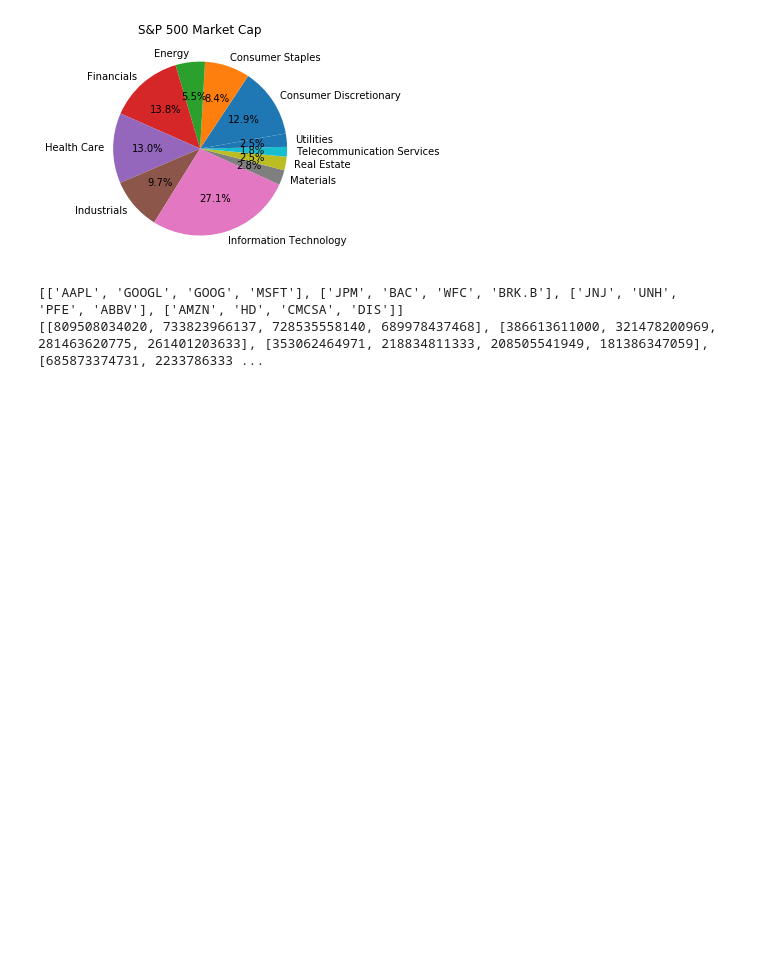
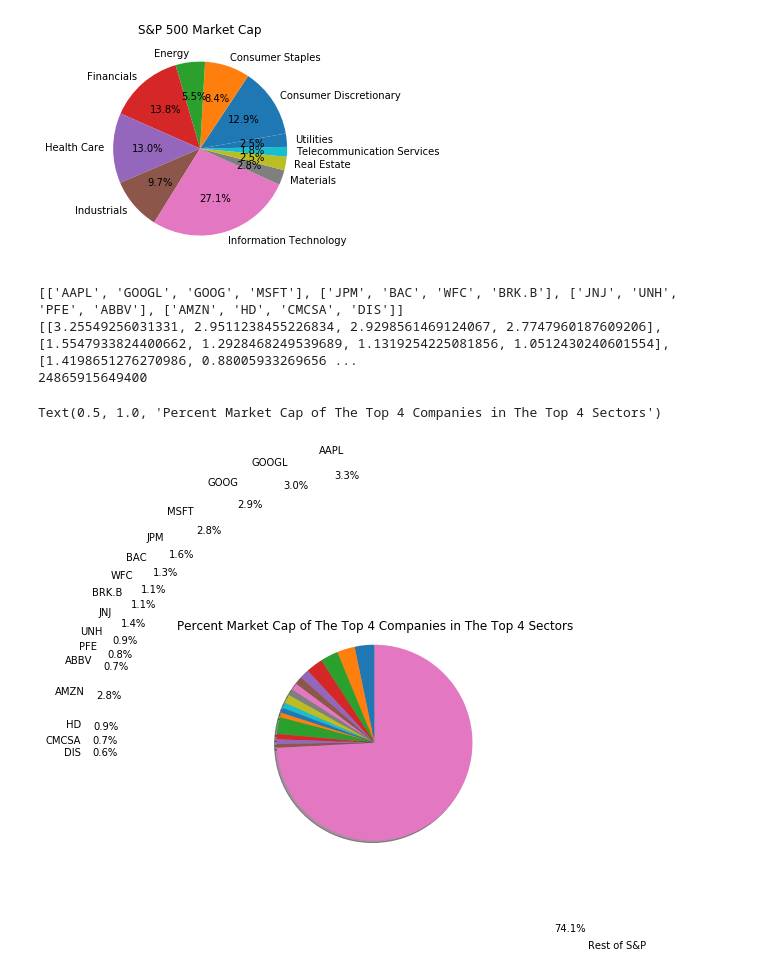
Before and after one commit to wissemeddine/data_wizards, a Jupyter notebook: Historical S and P 500 Stock Analysis.ipynb, the cells around one changed output. Saved outputs shown, nothing was run; the diff lists cells and outputs as text; code cells hidden in the pictures; blank space fills up the shorter version.

```diff
--- a/Historical S and P 500 Stock Analysis.ipynb
+++ b/Historical S and P 500 Stock Analysis.ipynb
@@ -78,16 +78,17 @@ Text(0.5, 1.0, 'S&P 500 Market Cap')
 top_four_sectors_array = top_4_market_cap_df.index
 
 symbols = [] # initialize list to store symbols of the top 4 companies from each sector
-market_cap_per_company = [] # initialize a list to show market cap for all 16 companies
+percent_market_cap_per_company = [] # initialize a list to show market cap for all 16 companies
+MC_total = sum(datahub_df['Market Cap'])
 # loop through each sector to find the top 4 companies
 for asector in top_four_sectors_array:
     companies_in_sector_df = datahub_df.loc[datahub_df['Sector'] == asector]
     top_companies_in_sector_df = companies_in_sector_df.nlargest(4, 'Market Cap')
     symbols.append(top_companies_in_sector_df['Symbol'].tolist()) # append the list to the list symbols
-    market_cap_per_company.append(top_companies_in_sector_df['Market Cap'].tolist())
+    percent_market_cap_per_company.append(((top_companies_in_sector_df['Market Cap'] / MC_total)*100).tolist())
 
 print(symbols)
-print(market_cap_per_company)
+print(percent_market_cap_per_company)
 
 # To access one symbol I will be using variables "i" and "j." This is a very important point.
 # It will allow us to generate multiple charts. (i.e. symbols[i][j])
@@ -98,9 +99,33 @@ i=0
 j=0
 
 #controls which list we want to look in.
+print(MC_total)
 # %% [output]
 [['AAPL', 'GOOGL', 'GOOG', 'MSFT'], ['JPM', 'BAC', 'WFC', 'BRK.B'], ['JNJ', 'UNH', 'PFE', 'ABBV'], ['AMZN', 'HD', 'CMCSA', 'DIS']]
-[[809508034020, 733823966137, 728535558140, 689978437468], [386613611000, 321478200969, 281463620775, 261401203633], [353062464971, 218834811333, 208505541949, 181386347059], [685873374731, 2233786333 ...
+[[3.25549256031331, 2.9511238455226834, 2.9298561469124067, 2.7747960187609206], [1.5547933824400662, 1.2928468249539689, 1.1319254225081856, 1.0512430240601554], [1.4198651276270986, 0.88005933269656 ...
+24865915649400
+# %%
+# Figure 2 - Shows the make up of the companies companred to the total market
+
+# create labels data from symbols matrix
+labels = [str(j) for i in symbols for j in i] # nested list comprehension
+labels.append("Rest of S&P")
+
+# create percentages data from percent market cap per company matrix
+sizes = [float(j) for i in percent_market_cap_per_company for j in i]
+# find the percentage the rest of the market
+analysis_MC_total = sum(percent_market_cap_per_company)
+rest_of_s_and_p_MC = 100 - analysis_MC_total
+sizes.append(rest_of_s_and_p_MC)
+
+# plot
+plt.pie(sizes, labels=labels, autopct='%1.1f%%',
+        shadow=True, startangle=90, pctdistance=2.75, labeldistance = 3)
+plt.axis('equal')  # Equal aspect ratio ensures that pie is drawn as a circle.
+plt.title("Percent Market Cap of The Top 4 Companies in The Top 4 Sectors")
+# %% [output]
+Text(0.5, 1.0, 'Percent Market Cap of The Top 4 Companies in The Top 4 Sectors')
+[figure, added]
 # %%
 # bar chart
 # loop through each sector to find the top 4 companies
```
Also changed, not shown: parts of 5 cells of this notebook.
